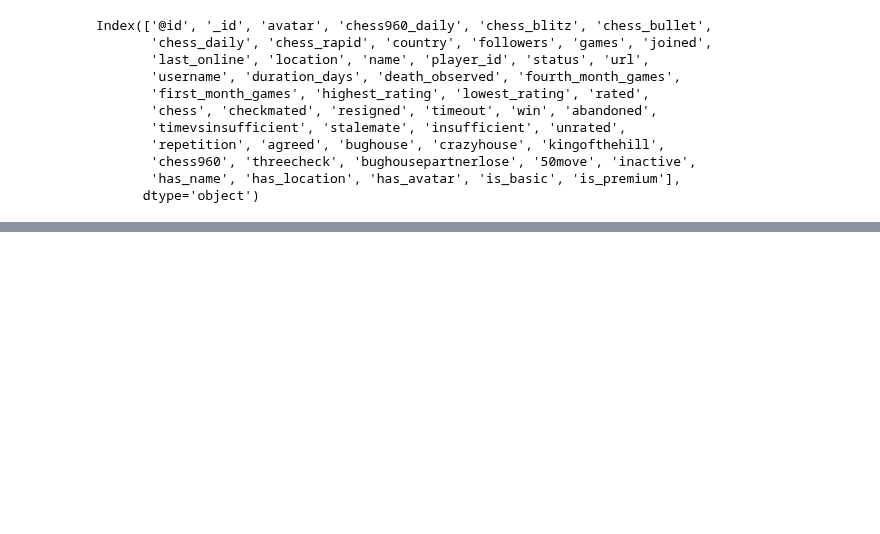
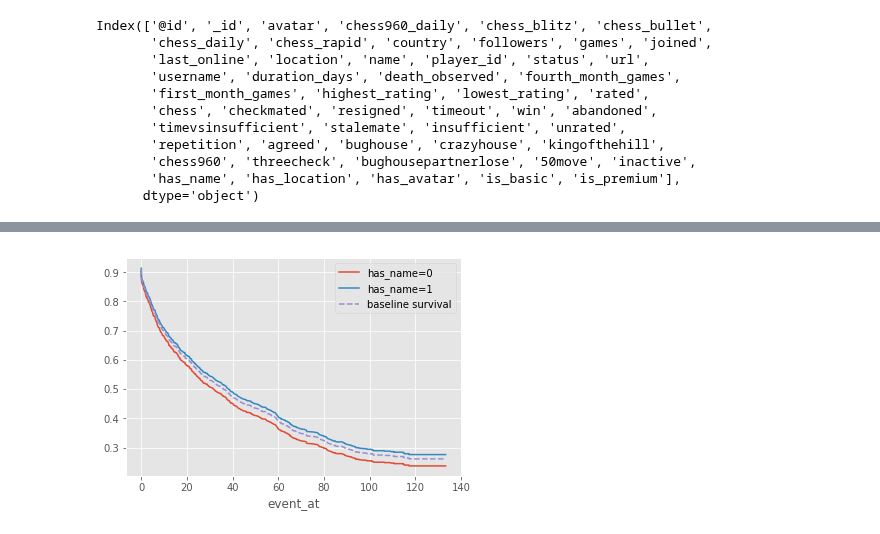
Before and after one commit to Bmcgarry194/ChessStyle, a Jupyter notebook: src/Lifelines_with_chess.ipynb, the cells around one changed output, grey strips where cells are left out. Saved outputs shown, nothing was run; the diff lists cells and outputs as text; code cells hidden in the pictures; blank space fills up the shorter version.

```diff
--- a/src/Lifelines_with_chess.ipynb
+++ b/src/Lifelines_with_chess.ipynb
@@ -246,0 +266,4 @@ https://lifelines.readthedocs.io/en/latest/Examples.html#problems-with-convergen
+# %%
+cph.plot_covariate_groups('has_name', [0, 1]);
+# %% [output]
+[figure, added]
```
Also changed, not shown: parts of 6 cells of this notebook.
